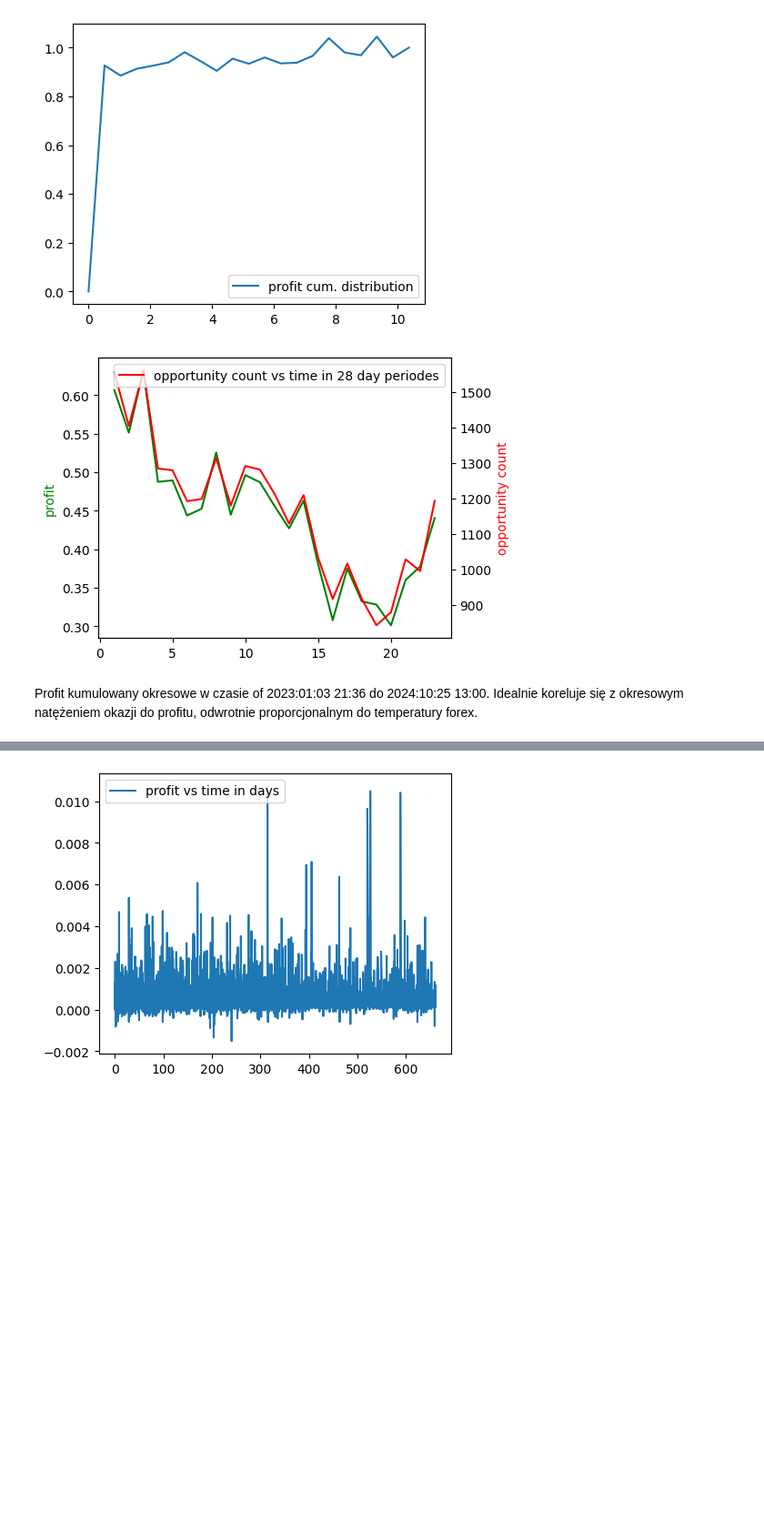
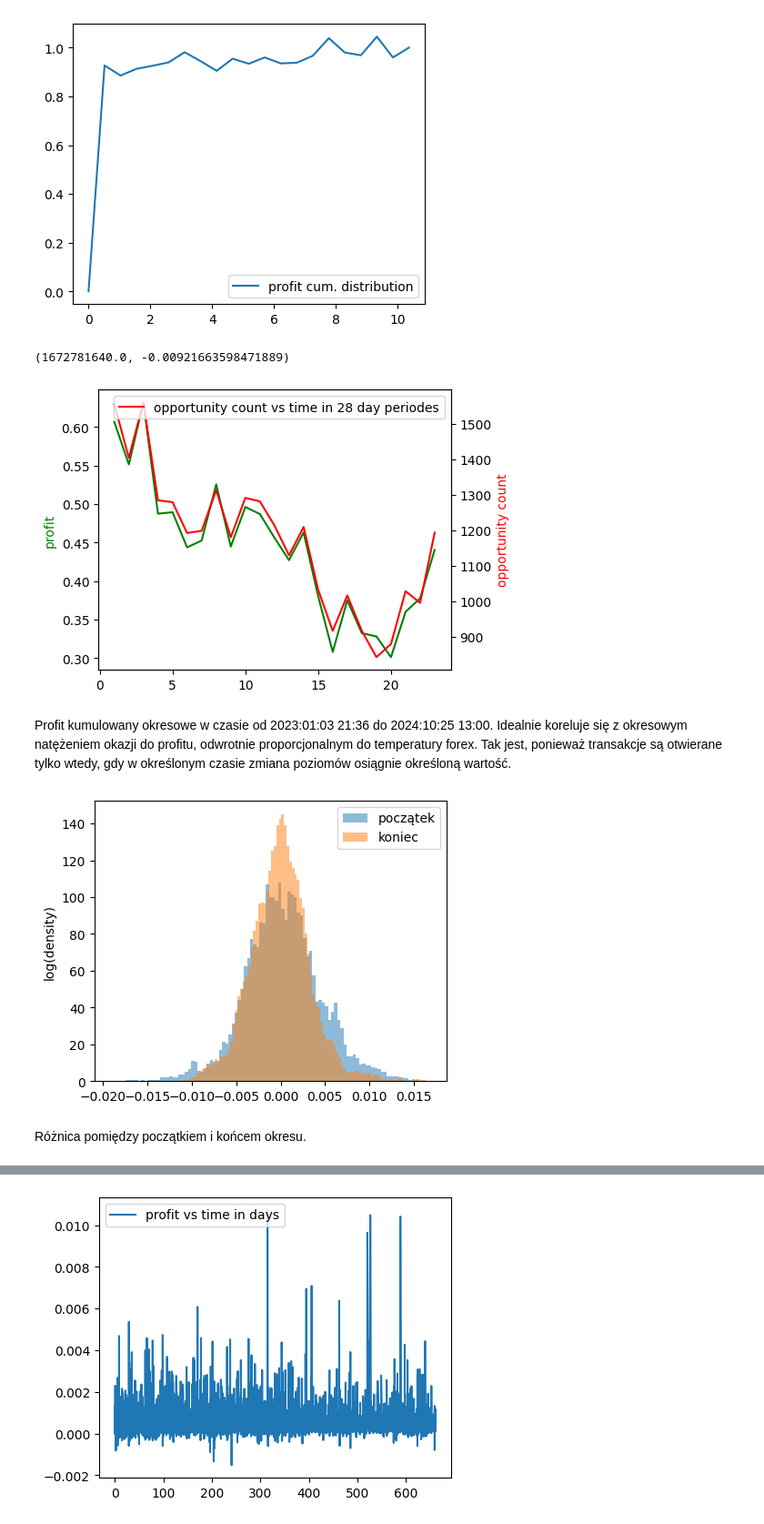
Before and after one commit to stefanzarembinski/szx81, a Jupyter notebook: src/forecast.ipynb, the cells around one changed output, grey strips where cells are left out. Shown at 91% size. Drawn from its saved outputs; the diff is of its cells as text; code cells hidden in the pictures; blank space fills up the shorter version.

```diff
--- a/src/forecast.ipynb
+++ b/src/forecast.ipynb
@@ -167,6 +168,12 @@ plt.legend()
 plt.show()
 # %% [output]
 [figure]
+# %%
+forex = [(_[0], (_[1][1][0][0] + _[1][1][1][0]) / 2.) for _ in list(hd.DICT_DATA.items())]
+# %%
+forex[0]
+# %% [output]
+(1672781640.0, -0.00921663598471889)
 # %%
 import time
 
@@ -174,6 +181,7 @@ time_begin = time.strftime("%Y:%m:%d %H:%M", time.gmtime(timestamps[0]))
 time_end = time.strftime("%Y:%m:%d %H:%M", time.gmtime(timestamps[-1]))
 
 prediction_times = [_[0] for _ in list(oracle.predictions().items()) if _[1][0] is not None ]
+
 
 def profit_over_day_count(day_count=7):
     minutes = (timestamps - timestamps[0]) // 60
@@ -212,13 +220,35 @@ def profit_over_day_count(day_count=7):
 profit_over_day_count(28)
 
 disp(md(f"""
-Profit kumulowany okresowe w czasie of {time_begin} do {time_end}. Idealnie
+Profit kumulowany okresowe w czasie od {time_begin} do {time_end}. Idealnie
 koreluje się z okresowym natężeniem okazji do profitu, odwrotnie proporcjonalnym
-do temperatury forex.
+do temperatury forex. Tak jest, ponieważ transakcje są otwierane tylko wtedy, gdy
+w określonym czasie zmiana poziomów osiągnie określoną wartość.
 """))
 # %% [output]
 [figure]
 
-Profit kumulowany okresowe w czasie of 2023:01:03 21:36 do 2024:10:25 13:00. Idealnie
+Profit kumulowany okresowe w czasie od 2023:01:03 21:36 do 2024:10:25 13:00. Idealnie
 koreluje się z okresowym natężeniem okazji do profitu, odwrotnie proporcjonalnym
-do temperatury forex.
+do temperatury forex. Tak jest, ponieważ transakcje są otwierane tylko wtedy, gdy
+w określonym czasie zmiana poziomów osiągnie określoną wartość.
+# %%
+forex = np.array(forex)
+noise = [_[1] for _ in forex]
+
+begining = noise[:len(noise) // 4]
+end = noise[len(noise) // 4:]
+plt.hist(begining, bins=100, density=True, log=False, alpha=0.5, label='początek')
+plt.xlabel('')
+plt.ylabel('log(density)')
+plt.hist(end, bins=100, density=True, log=False, alpha=0.5, label='koniec')
+plt.legend()
+plt.show()
+
+disp(md(f"""
+Różnica pomiędzy początkiem i końcem okresu.
+"""))
+# %% [output]
+[figure, added]
+
+Różnica pomiędzy początkiem i końcem okresu.
```
Also changed, not shown: parts of 3 cells of this notebook, 1 other file.
